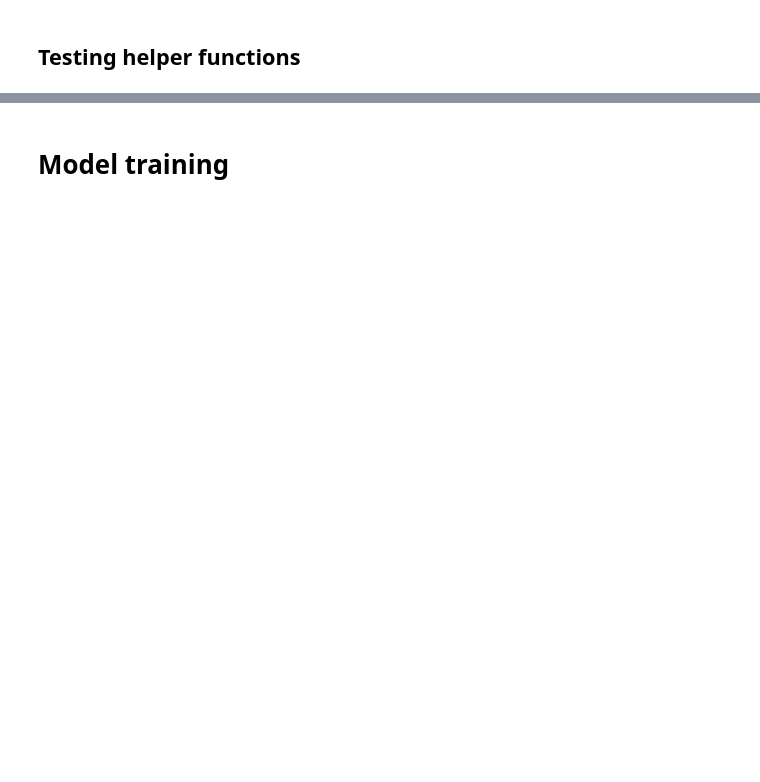
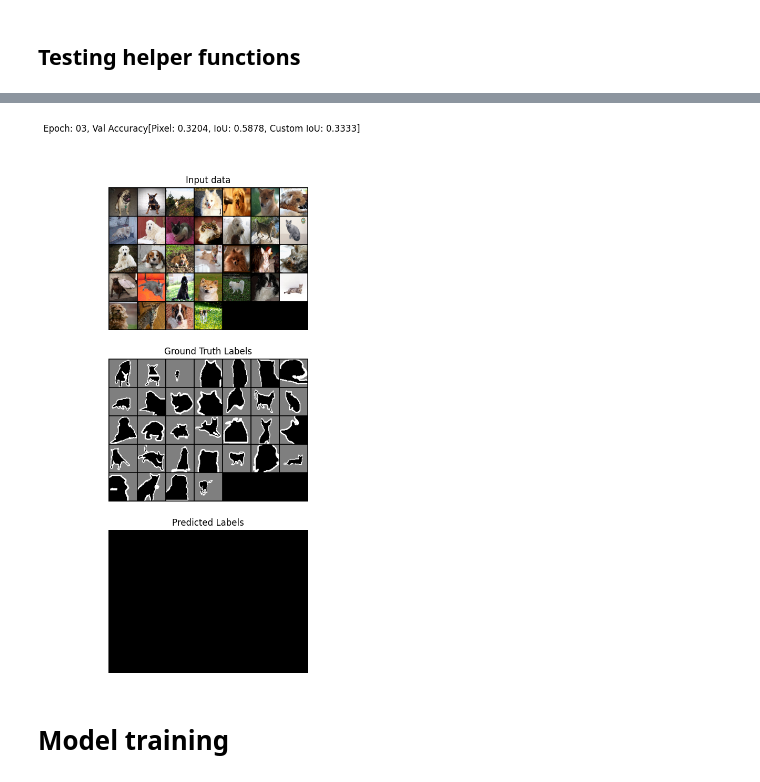
Before and after one commit to Czarkowski/ZTSI_Lab, a Jupyter notebook: Lab1 - UNet-Pusty.ipynb, the cells around one changed output, grey strips where cells are left out. Cells and saved outputs as stored; diff of their text form; code cells hidden in the pictures; blank space fills up the shorter version.

```diff
--- a/Lab1 - UNet-Pusty.ipynb
+++ b/Lab1 - UNet-Pusty.ipynb
@@ -454,5 +516,11 @@ def print_val_dataset_masks(model, val_pets_inputs, val_pets_labels, epoch, save
 save_dir = working_dir / "unet_basic_training_progress_images"
 save_dir.mkdir(exist_ok=True)
 print_val_dataset_masks(
-    #TODO
+    model,
+    val_pets_inputs,
+    val_pets_targets,
+    epoch,
+    save_path=save_dir,
+    show_plot=True
 )
+# %% [output]
@@ -459,3 +528,4 @@ print_val_dataset_masks(
+[figure, added]
 # %% [markdown]
 # Model training
 # %%
```
Also changed, not shown: parts of 9 cells of this notebook, 26 other files.
